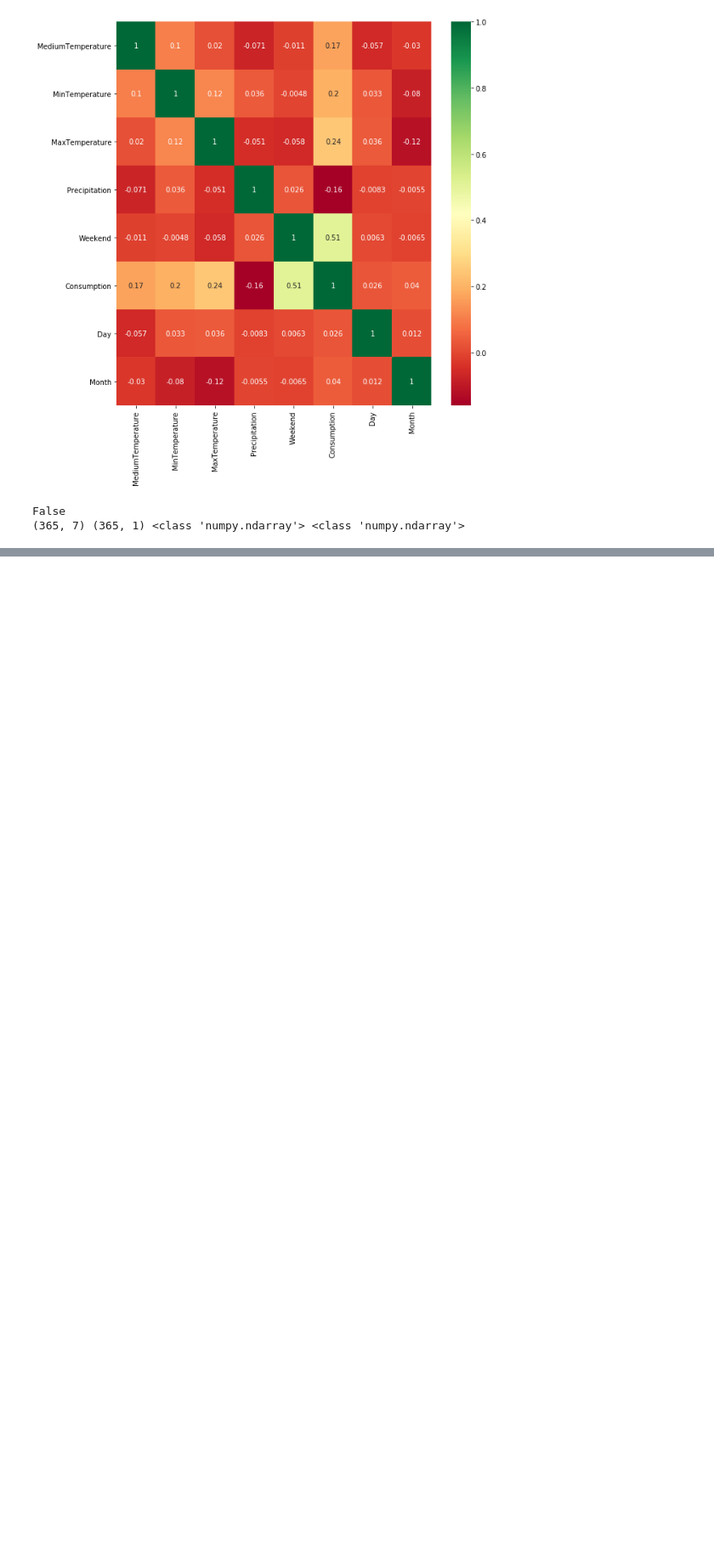
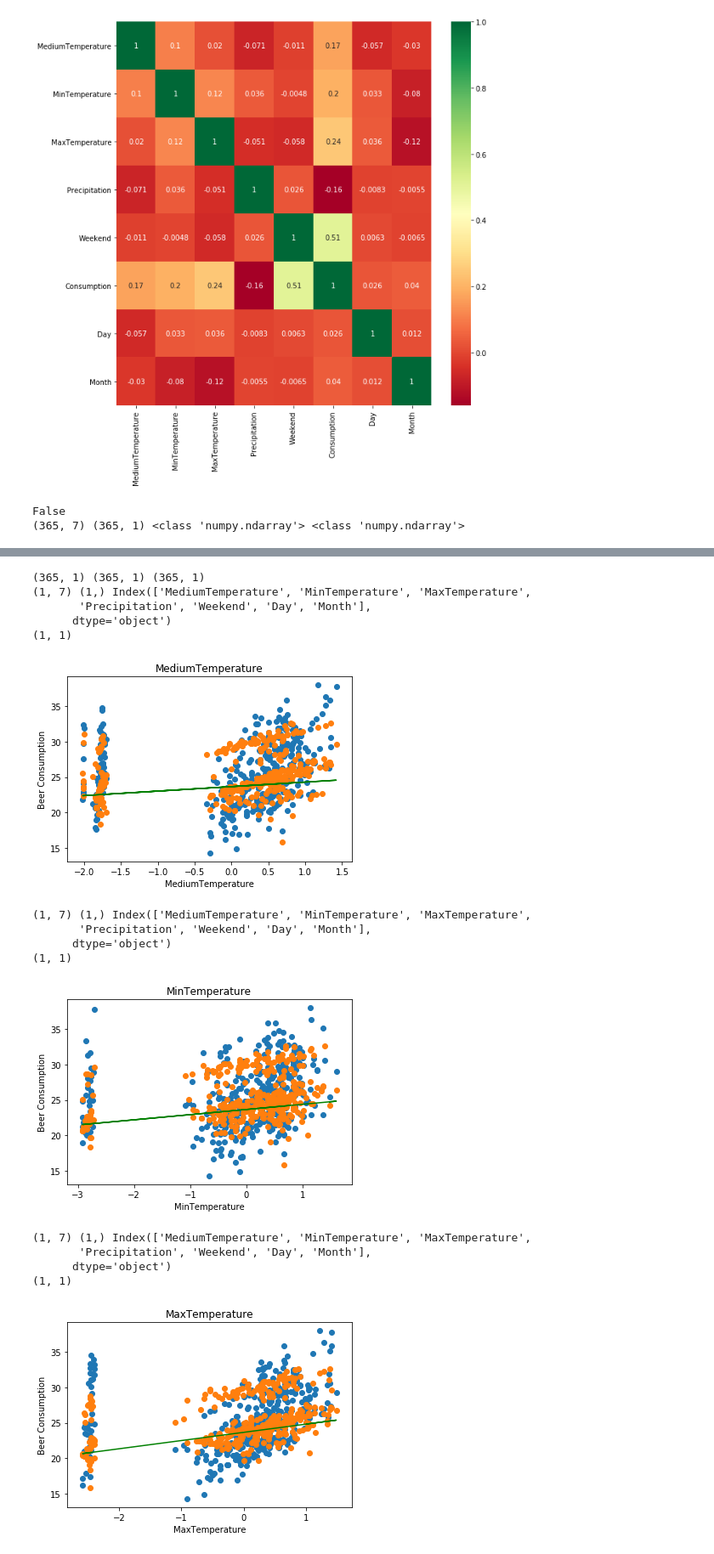
Before and after one commit to nidhaloff/Beer-Consumption, a Jupyter notebook: model.ipynb, the cells around one changed output, grey strips where cells are left out. Shown: that part at 85% size. Drawn from its saved outputs; the diff is of its cells as text; code cells hidden in the pictures; blank space fills up the shorter version.

```diff
--- a/model.ipynb
+++ b/model.ipynb
@@ -271,12 +270,0 @@ average loss:  tensor(4.2912)
-# %%
-predictions = model(X)
-targets = y
-x_ax = np.arange(0, len(y)).reshape(-1, 1)
-targets = targets.detach().numpy()
-predictions = predictions.detach().numpy()
-day_feature = dataset.Day.to_numpy().reshape(-1, 1)
-print(x_ax.shape, targets.shape, predictions.shape, day_feature.shape)
-
-plt.scatter(day_feature, targets, cmap='b')
-plt.scatter(day_feature, predictions, cmap='r')
-plt.show()
@@ -323,0 +271,49 @@ Index(['MediumTemperature', 'MinTemperature', 'MaxTemperature',
+# %%
+def plot_stats(model, y_true, y_pred, feature="MediumTemperature"):
+    x = dataset[feature].to_numpy().reshape(-1, 1)
+    w, b = model.parameters()
+    w = w.detach().numpy()
+    b = b.detach().numpy()
+    print(w.shape, b.shape, dataset.columns)
+    feature_index = list(dataset.columns).index(feature)
+    feature_weight = w[:,feature_index].reshape(-1, 1)
+    print(feature_weight.shape)
+    fit_line = x@feature_weight.T + b
+    plt.title(feature)
+    plt.xlabel(feature)
+    plt.ylabel("Beer Consumption")
+    plt.scatter(x, y_true, cmap='b')
+    plt.scatter(x, y_pred, cmap='r')
+    plt.plot(x, fit_line, color='g')
+    plt.show()
+# %%
+predictions = model(X)
+targets = y
+targets = targets.detach().numpy()
+predictions = predictions.detach().numpy()
+print(targets.shape, predictions.shape, day_feature.shape)
+
+plot_stats(model, targets, predictions, feature="MediumTemperature")
+plot_stats(model, targets, predictions, feature="MinTemperature")
+plot_stats(model, targets, predictions, feature="MaxTemperature")
+plot_stats(model, targets, predictions, feature="Day")
+plot_stats(model, targets, predictions, feature="Month")
+plot_stats(model, targets, predictions, feature="Precipitation")
+plot_stats(model, targets, predictions, feature="Weekend")
+# %% [output]
+(365, 1) (365, 1) (365, 1)
+(1, 7) (1,) Index(['MediumTemperature', 'MinTemperature', 'MaxTemperature',
+       'Precipitation', 'Weekend', 'Day', 'Month'],
+      dtype='object')
+(1, 1)
+[figure, added]
+(1, 7) (1,) Index(['MediumTemperature', 'MinTemperature', 'MaxTemperature',
+       'Precipitation', 'Weekend', 'Day', 'Month'],
+      dtype='object')
+(1, 1)
+[figure, added]
+(1, 7) (1,) Index(['MediumTemperature', 'MinTemperature', 'MaxTemperature',
+       'Precipitation', 'Weekend', 'Day', 'Month'],
+      dtype='object')
+(1, 1)
+[figure, added]
```
Also changed, not shown: parts of 7 cells of this notebook.
